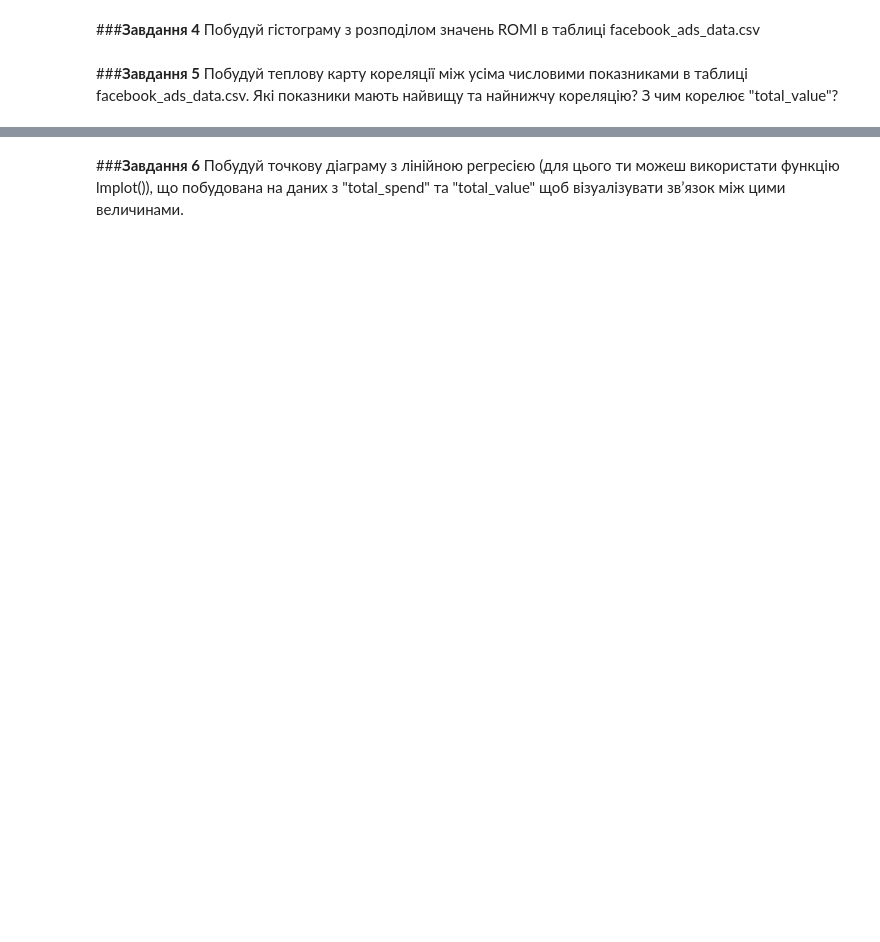
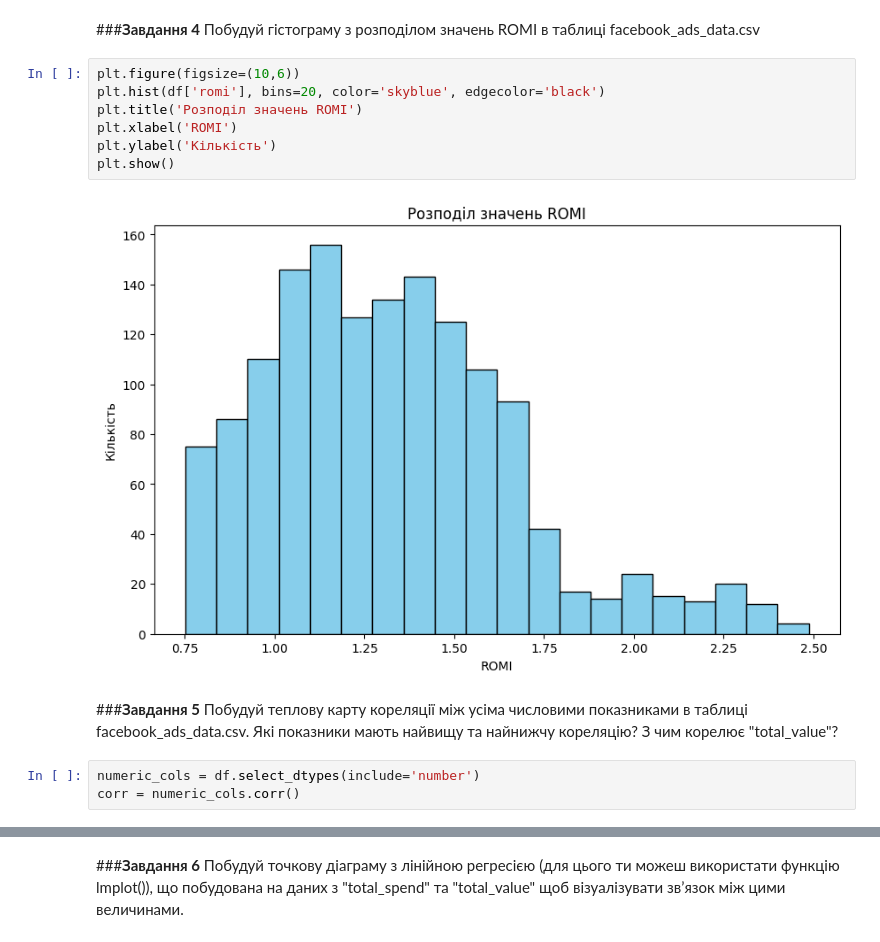
Before and after one commit to nataliia82/goit_pandas_hw, a Jupyter notebook: Pandas_HW_6.ipynb, the cells around one changed output, grey strips where cells are left out. Cells and saved outputs as stored; diff of their text form; blank space fills up the shorter version.

```diff
--- a/Pandas_HW_6.ipynb
+++ b/Pandas_HW_6.ipynb
@@ -52,6 +83,18 @@ Text(0, 0.5, 'ROMI')
 # %% [markdown]
 ###**Завдання 4**
 Побудуй гістограму з розподілом значень ROMI в таблиці facebook_ads_data.csv
+# %%
+plt.figure(figsize=(10,6))
+plt.hist(df['romi'], bins=20, color='skyblue', edgecolor='black')
+plt.title('Розподіл значень ROMI')
+plt.xlabel('ROMI')
+plt.ylabel('Кількість')
+plt.show()
+# %% [output]
+[figure, added]
 # %% [markdown]
 ###**Завдання 5**
 Побудуй теплову карту кореляції між усіма числовими показниками в таблиці facebook_ads_data.csv. Які показники мають найвищу та найнижчу кореляцію? З чим корелює "total_value"?
+# %%
+numeric_cols = df.select_dtypes(include='number')
+corr = numeric_cols.corr()
```
Also changed, not shown: parts of 10 cells of this notebook.
